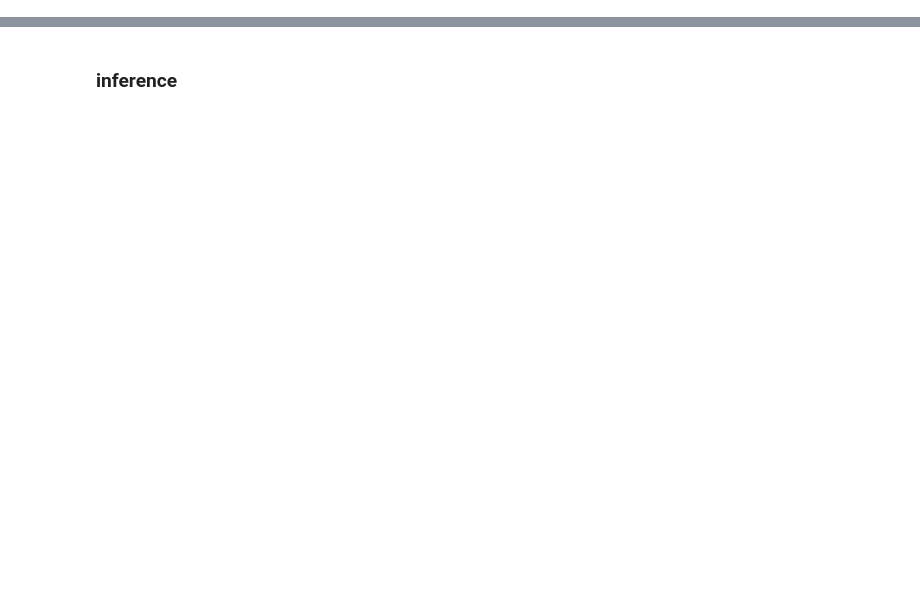
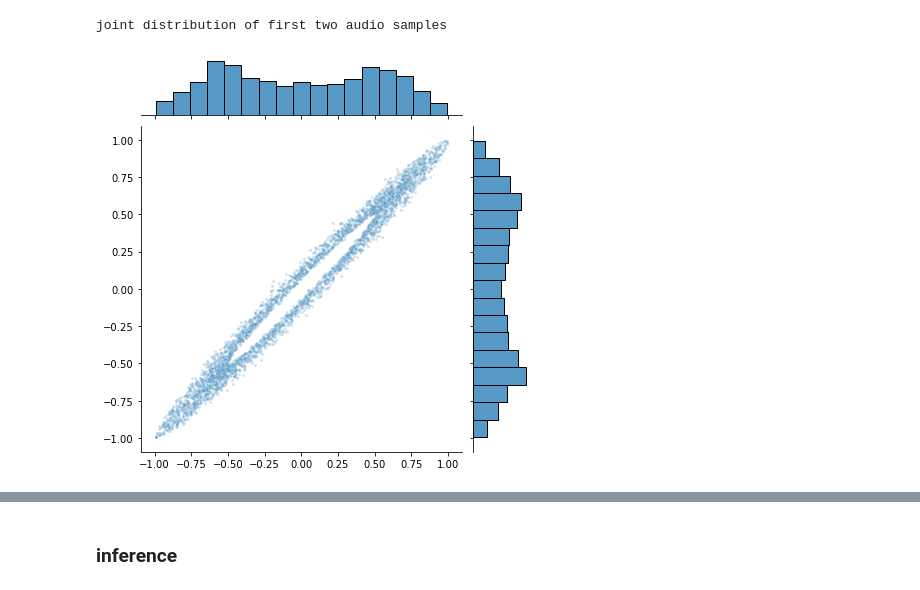
Before and after one commit to victor-shepardson/intint-prototypes, a Jupyter notebook: notebook/rnn-export.ipynb, the cells around one changed output, grey strips where cells are left out. Cells and saved outputs as stored; diff of their text form; code cells hidden in the pictures; blank space fills up the shorter version.

```diff
--- a/notebook/rnn-export.ipynb
+++ b/notebook/rnn-export.ipynb
@@ -150,0 +178,7 @@ temp = 0.01
+# %%
+b = get_batch(4000, 2)[:,:,0]
+sns.jointplot(x=b[:,1], y=b[:,0], marker='.', alpha=0.2)
+print('joint distribution of first two audio samples')
+# %% [output]
+joint distribution of first two audio samples
+[figure, added]
```
Also changed, not shown: parts of 46 cells of this notebook.
